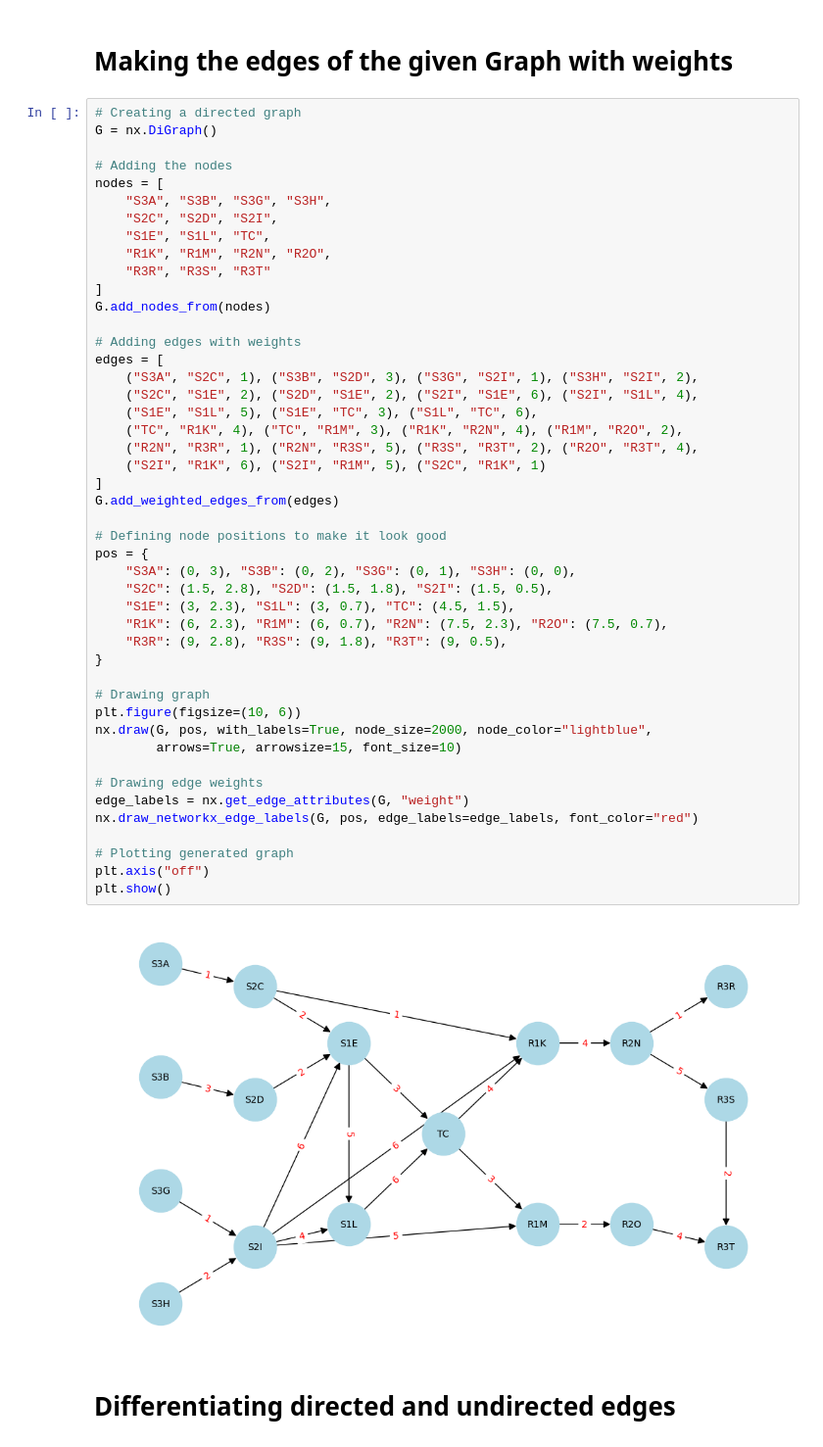
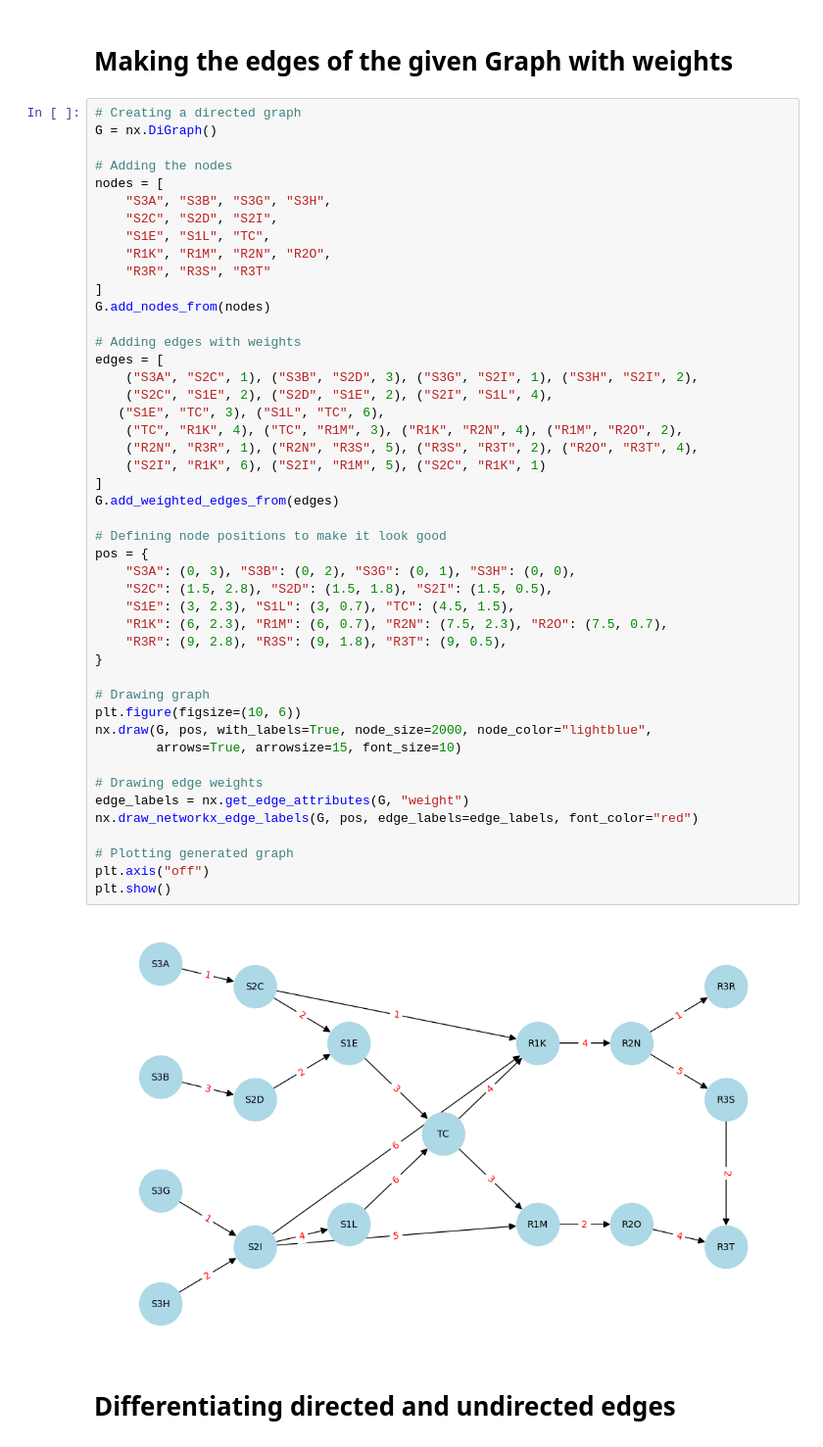
Before and after one commit to aashnaarun/Forman-Ricci-Curvature-Research, a Jupyter notebook: Ricci_Curvature_Aashna_Arun.ipynb, the cells around one changed output. Shown at 98% size. Drawn from its saved outputs; the diff is of its cells as text.

```diff
--- a/Ricci_Curvature_Aashna_Arun.ipynb
+++ b/Ricci_Curvature_Aashna_Arun.ipynb
@@ -33,37 +33,37 @@ G.add_nodes_from(nodes)
 # Adding edges with weights
 edges = [
     ("S3A", "S2C", 1), ("S3B", "S2D", 3), ("S3G", "S2I", 1), ("S3H", "S2I", 2),
-    ("S2C", "S1E", 2), ("S2D", "S1E", 2), ("S2I", "S1E", 6), ("S2I", "S1L", 4),
-    ("S1E", "S1L", 5), ("S1E", "TC", 3), ("S1L", "TC", 6),
+    ("S2C", "S1E", 2), ("S2D", "S1E", 2), ("S2I", "S1L", 4),
+   ("S1E", "TC", 3), ("S1L", "TC", 6),
     ("TC", "R1K", 4), ("TC", "R1M", 3), ("R1K", "R2N", 4), ("R1M", "R2O", 2),
     ("R2N", "R3R", 1), ("R2N", "R3S", 5), ("R3S", "R3T", 2), ("R2O", "R3T", 4),
     ("S2I", "R1K", 6), ("S2I", "R1M", 5), ("S2C", "R1K", 1)
 ]
 G.add_weighted_edges_from(edges)
 
 # Defining node positions to make it look good
 pos = {
     "S3A": (0, 3), "S3B": (0, 2), "S3G": (0, 1), "S3H": (0, 0),
     "S2C": (1.5, 2.8), "S2D": (1.5, 1.8), "S2I": (1.5, 0.5),
     "S1E": (3, 2.3), "S1L": (3, 0.7), "TC": (4.5, 1.5),
     "R1K": (6, 2.3), "R1M": (6, 0.7), "R2N": (7.5, 2.3), "R2O": (7.5, 0.7),
     "R3R": (9, 2.8), "R3S": (9, 1.8), "R3T": (9, 0.5),
 }
 
 # Drawing graph
 plt.figure(figsize=(10, 6))
 nx.draw(G, pos, with_labels=True, node_size=2000, node_color="lightblue",
         arrows=True, arrowsize=15, font_size=10)
 
 # Drawing edge weights
 edge_labels = nx.get_edge_attributes(G, "weight")
 nx.draw_networkx_edge_labels(G, pos, edge_labels=edge_labels, font_color="red")
 
 # Plotting generated graph
 plt.axis("off")
 plt.show()
 # %% [output]
-[figure, old version]
+[figure, new version]
 # %% [markdown]
 # Differentiating directed and undirected edges
 # %%
```
